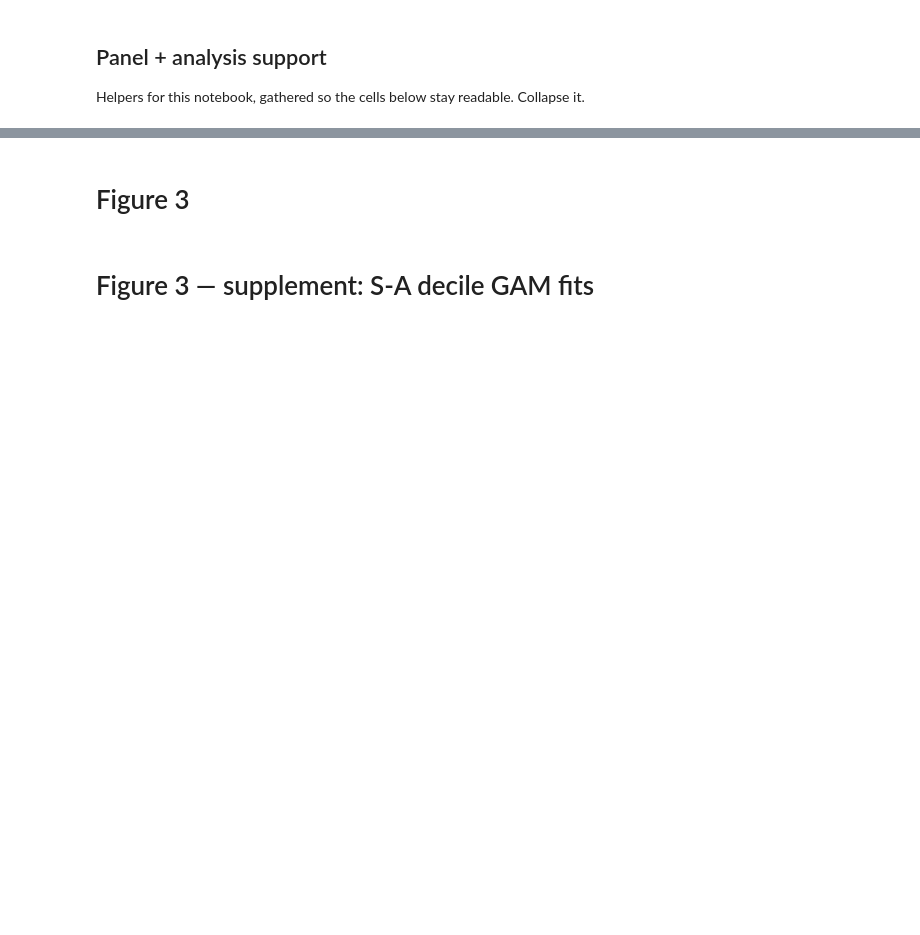
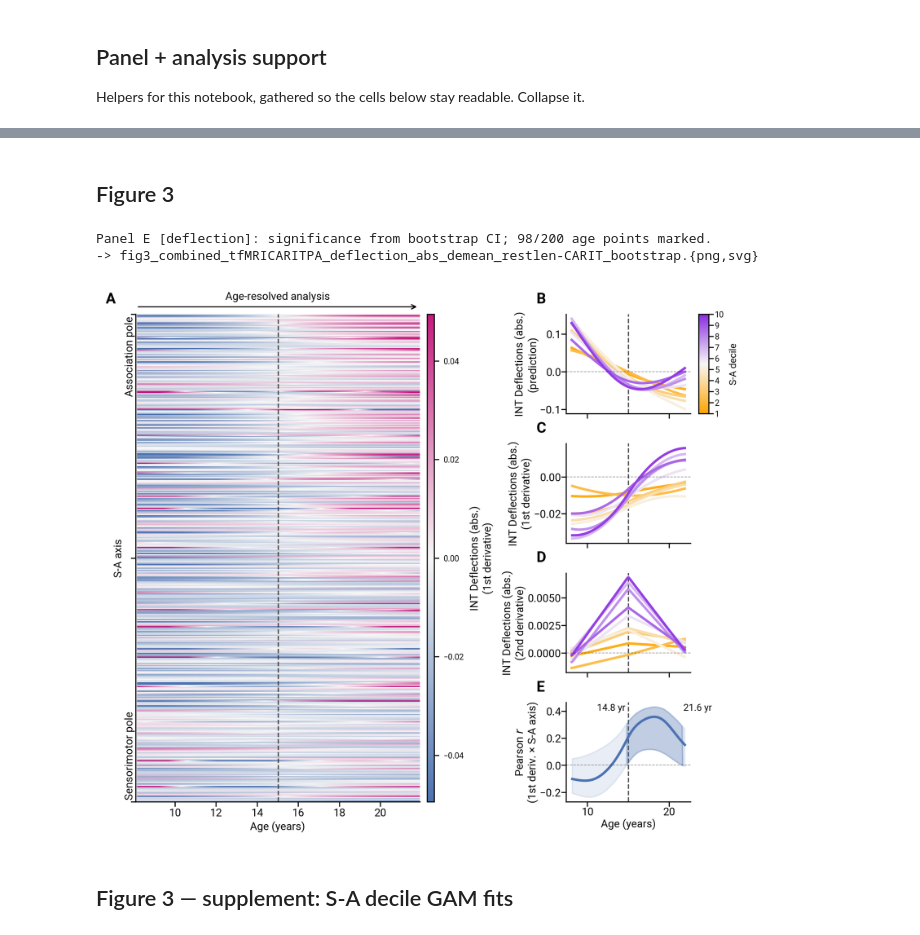
Before and after one commit to LindenParkesLab/intrinsic_neural_timescales, a Jupyter notebook: scripts/timescales_analysis_fig3.ipynb, the cells around one changed output, grey strips where cells are left out. Cells and saved outputs as stored; diff of their text form; code cells hidden in the pictures; blank space fills up the shorter version.

```diff
--- a/scripts/timescales_analysis_fig3.ipynb
+++ b/scripts/timescales_analysis_fig3.ipynb
@@ -74,7 +100,9 @@ timescales_processor = notebook_data['timescales_processor']
 data_dict            = notebook_data['data_dict']
 results_dir          = notebook_data['results_dir']
 df_neuro             = notebook_data['supporting_data']['df_neuro']
+yeo_systems          = notebook_data['supporting_data']['yeo_systems']
 
 sa_axis = df_neuro['SA_Axis'].values
+require_full_parcellation(len(yeo_systems), n_regions, 'Yeo-7 system labels')
 
-nas_scratch_dir = figure_scratch_dir(dataset)
+fig_dir = figure_scratch_dir(dataset)
@@ -87,9 +113,7 @@ timescales_processor.match_registry_to_behavior()
 df_behavior = timescales_processor.df_behavior_matched.copy()
 
 rest_scan = 'task-Rest'
-# task_scan = 'tfMRICARITPA'
-# task_scan = 'tfMRIEMOTIONPA'
-task_scan = 'tfMRIGUESSINGPA'
+# task_scan is set in the config cell at the top: the length-matched rest loaded there depends on it.
 
 data_dict_tsnr      = notebook_data['data_dict_tsnr']
 data_dict_converted = convert_data_dict(data_dict, timescales_processor.scan_registry)
@@ -437,12 +439,13 @@ cmap          = register_custom_colormaps()['snap_sydnor_sa']   # registers all
 series_colors = get_series_colors('decile', n_deciles, cmap)
 draw_order    = get_draw_order('decile', n_deciles)
 # %% [markdown]
-# Figure 3
+## Figure 3
 # %%
 # --- Parameters ---
+# for signal_type in ['rest', 'task', 'deflection']:
 signal_type = 'deflection'  # 'rest', 'task', or 'deflection'
 plot_level  = 'region'      # 'region' or 'decile'
-heatmap_cmap = 'snap_blue_pink'  # diverging map for panel A (blue<->red; avoids the orange/purple of the S-A axis). preview all via show_colormaps()
+heatmap_cmap = 'snap_blue_pink'  # diverging map for panel A, clear of the S-A axis colours (see snaplab_tools.plotting.utils.show_colormaps())
 # ------------------
 
 _signal_labels = signal_labels(absolute)   # shared with fig4 so the two cannot drift
@@ -477,14 +480,14 @@ if SIG_METHOD in ('bootstrap', 'both') and not _have_ci:
     print(f'NOTE: no bootstrap CI cached for {signal_type!r}; falling back to a bare curve.')
 if SIG_METHOD in ('spatial', 'both') and not _have_p:
     print(f'NOTE: no spatial-null p cached for {signal_type!r} (regenerate with '
-          'FORCE_RERUN = True); falling back to the bootstrap verdict.')
+        'FORCE_RERUN = True); falling back to the bootstrap verdict.')
 
 # SA-decile 2nd derivative (acceleration) of the fit: central differences of pred with
 # edge_order=2 (matches build_signal). edge_order=2 avoids the compounded boundary
 # artifact a plain double np.gradient produces at the age extremes.
 _pred_dec   = results_dec[signal_type]['pred']
 _deriv2_dec = np.gradient(np.gradient(_pred_dec, age_grid, axis=1, edge_order=2),
-                          age_grid, axis=1, edge_order=2)
+                        age_grid, axis=1, edge_order=2)
 
 # Figure layout
 fig      = plt.figure(figsize=(8.5, 6.5), dpi=300)
@@ -498,7 +501,7 @@ ax_cbar_h = fig.add_subplot(gs_left[1])
 
 # Right column: pred / deriv1 / deriv2 / Pearson r (4 panels; SA-decile colorbar added as overlay)
 gs_right = GridSpecFromSubplotSpec(4, 1, subplot_spec=gs_outer[1],
-                                   height_ratios=[1, 1, 1, 1], hspace=0.3)
+                                height_ratios=[1, 1, 1, 1], hspace=0.3)
 ax0 = fig.add_subplot(gs_right[0])
 ax1 = fig.add_subplot(gs_right[1], sharex=ax0)
 ax2 = fig.add_subplot(gs_right[2], sharex=ax0)
@@ -523,14 +526,14 @@ else:
 ax_heat.tick_params(labelsize=8, pad=1)
 
 ax_heat.annotate(top_label,    xy=(age_grid[0], n_rows), xytext=(-8, -1.5), rotation=90,
-                 textcoords='offset points', fontsize=8, va='top',    annotation_clip=False)
+                textcoords='offset points', fontsize=8, va='top',    annotation_clip=False)
 ax_heat.annotate(bottom_label, xy=(age_grid[0], 0),      xytext=(-8,  1.5), rotation=90,
-                 textcoords='offset points', fontsize=8, va='bottom', annotation_clip=False)
+                textcoords='offset points', fontsize=8, va='bottom', annotation_clip=False)
 ax_heat.annotate('', xy=(age_grid[-1], n_rows + n_rows * 0.015),
-                 xytext=(age_grid[0],  n_rows + n_rows * 0.015),
-                 arrowprops=dict(arrowstyle='->', color='k', lw=0.8), annotation_clip=False)
+                xytext=(age_grid[0],  n_rows + n_rows * 0.015),
+                arrowprops=dict(arrowstyle='->', color='k', lw=0.8), annotation_clip=False)
 ax_heat.text((age_grid[0] + age_grid[-1]) / 2, n_rows + n_rows * 0.025,
-             'Age-resolved analysis', ha='center', va='bottom', fontsize=8, clip_on=False)
+            'Age-resolved analysis', ha='center', va='bottom', fontsize=8, clip_on=False)
 
 cb_h = fig.colorbar(im, cax=ax_cbar_h, orientation='vertical')
 cb_h.set_label(f'{_signal_labels[signal_type]}\n(1st derivative)', fontsize=8)
@@ -560,43 +563,45 @@ style_ax(ax2, 'Age (years)', f'{_signal_labels[signal_type]}\n(2nd derivative)',
 ax2.set_xlabel('')
 ax2.set_box_aspect(0.8)
 plt.setp(ax2.get_xticklabels(), visible=False)
 
-# r(SA axis × regional GAM derivative). The band is the subject bootstrap; the significance
-# marks are whichever test SIG_METHOD names. 'both' draws the bootstrap band but marks
-# significance from the spatial null, which is the conservative reading of the two.
+# Panel E: the band is the subject bootstrap and the significance marks follow SIG_METHOD.
 _band = (_ci_lo, _ci_hi) if (_have_ci and SIG_METHOD in ('bootstrap', 'both')) else None
 _sig  = (_null_p < SIG_ALPHA) if (_have_p and SIG_METHOD in ('spatial', 'both')) else None
 _sig_used = plot_r_age(ax3, age_grid, r_vals, ci=_band, sig=_sig,
-                       style='band' if _band is not None else 'trace', lw=lw)
+                    style='band' if _band is not None else 'trace', lw=lw)
 _src = ('spatial null' if _sig is not None else
         'bootstrap CI' if _band is not None else 'none')
 print(f'Panel E [{signal_type}]: significance from {_src}; '
-      f'{int(_sig_used.sum())}/{len(age_grid)} age points marked.')
+    f'{int(_sig_used.sum())}/{len(age_grid)} age points marked.')
 ax3.set_xlabel('Age (years)', fontsize=8, labelpad=1)
-ax3.set_ylabel(f'Pearson $r$\n(1st deriv. × S-A axis)', fontsize=8, labelpad=1)
+ax3.set_ylabel('Pearson $r$\n(1st deriv. × S-A axis)', fontsize=8, labelpad=1)
 ax3.tick_params(labelsize=8, pad=0.25)
 ax3.set_box_aspect(0.8)
 ax3.spines[['top', 'right']].set_visible(False)
 
 # tau line(s) on the right-column panels (matching the heatmap)
 for _ax in (ax0, ax1, ax2, ax3):
     _draw_stage_boundary(_ax)
 
 # Bold panel labels: A = heatmap, B-E = right column (top -> bottom)
 for _ax, _lab in [(ax_heat, 'A'), (ax0, 'B'), (ax1, 'C'), (ax2, 'D'), (ax3, 'E')]:
     _panel_label(_ax, _lab)
 
 # SA-decile colorbar on the right-hand side of the top-right panel (ax0)
 fig.canvas.draw()
 add_sa_decile_colorbar(fig, ax0, cmap, n_deciles, orientation='vertical')
 
 # dpi=1000: panel A is a 400-row imshow, which needs more than the 300 dpi a line panel wants.
-_path = save_panel(fig, nas_scratch_dir,
-                   f'fig3_combined_{task_scan}_{signal_type}{variant_tag}_{SIG_METHOD}',
-                   dpi=1000)
+_path = save_panel(fig, fig_dir,
+                f'fig3_combined_{task_scan}_{signal_type}{variant_tag}_{SIG_METHOD}',
+                dpi=1000)
 print(f'-> {os.path.basename(_path)}.{{png,svg}}')
 plt.show()
+# %% [output]
+Panel E [deflection]: significance from bootstrap CI; 98/200 age points marked.
+-> fig3_combined_tfMRICARITPA_deflection_abs_demean_restlen-CARIT_bootstrap.{png,svg}
+[figure, added]
 # %% [markdown]
-# Figure 3 — supplement: S-A decile GAM fits
+## Figure 3 — supplement: S-A decile GAM fits
 # %%
 # ── Supplementary: panel B on its own ────────────────────────────────────────────────────────────
```
Also changed, not shown: parts of 25 cells of this notebook, 10 other files.
